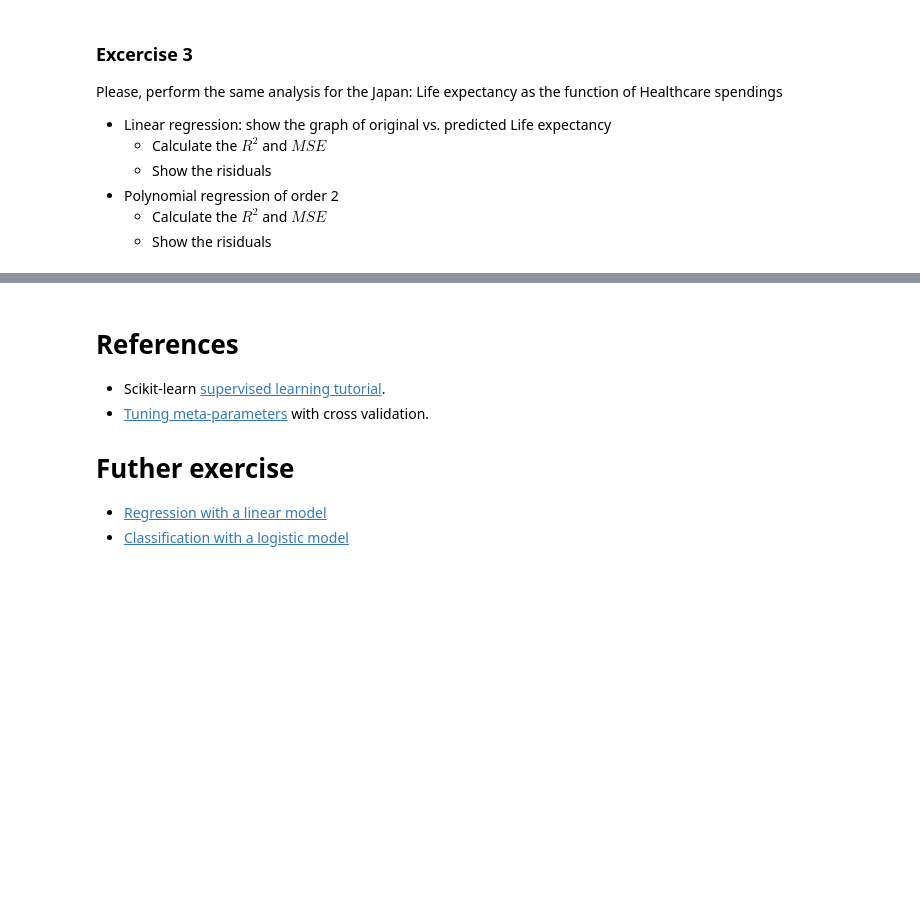
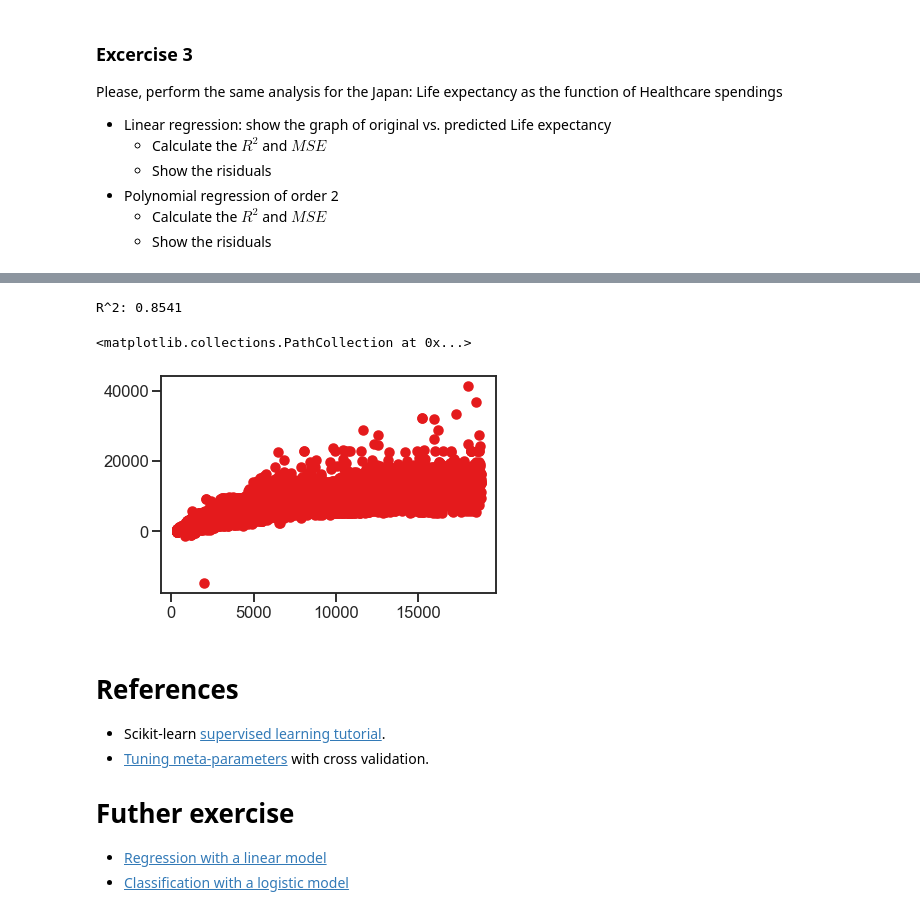
Before and after one commit to faigyb/python4ml, a Jupyter notebook: regression.ipynb, the cells around one changed output, grey strips where cells are left out. Drawn from its saved outputs; the diff is of its cells as text; code cells hidden in the pictures; blank space fills up the shorter version.

Commit message:
Linear regression update

```diff
--- a/regression.ipynb
+++ b/regression.ipynb
@@ -294,3 +310,17 @@ In this part we will work with the multiple variables with the new dataset
+# %%
+Xd = dfd.loc[:, ['carat', 'x', 'y', 'z']].values
+yd = dfd.loc[:, 'price'].values
+lin_model = linear_model.LinearRegression()
+lin_model.fit(Xd, yd)
+print("R^2: {:.4f}".format(lin_model.score(Xd, yd)))
+yd_pred = lin_model.predict(Xd)
+# %% [output]
+R^2: 0.8541
+# %%
+plt.scatter(yd, yd_pred)
+# %% [output]
+<matplotlib.collections.PathCollection at 0x...>
+[figure, added]
 # %% [markdown]
 # References
 
```
Also changed, not shown: parts of 3 cells of this notebook, 1 other file.
